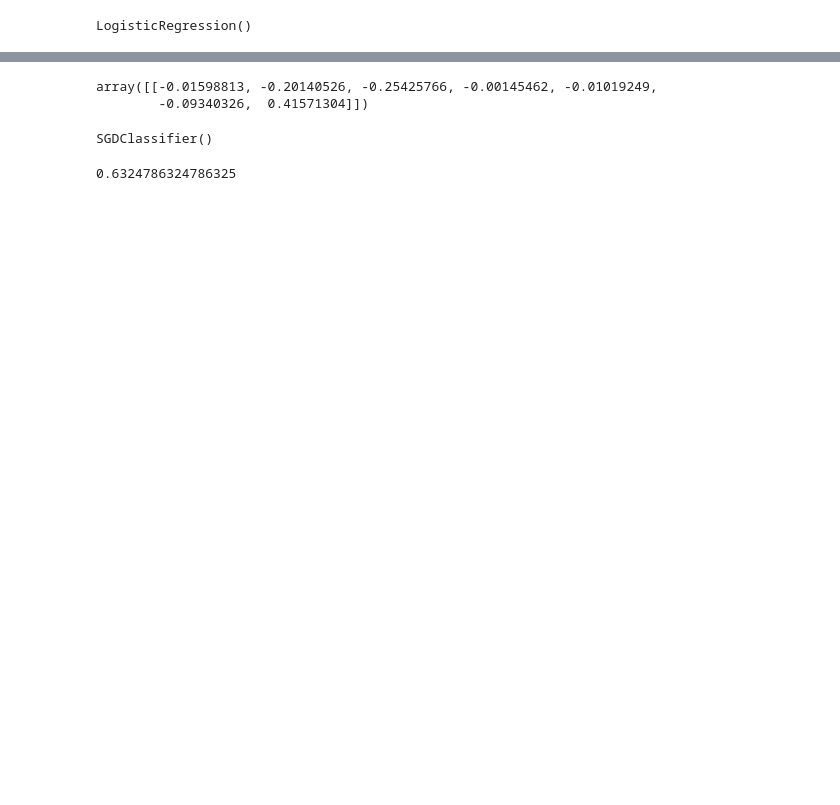
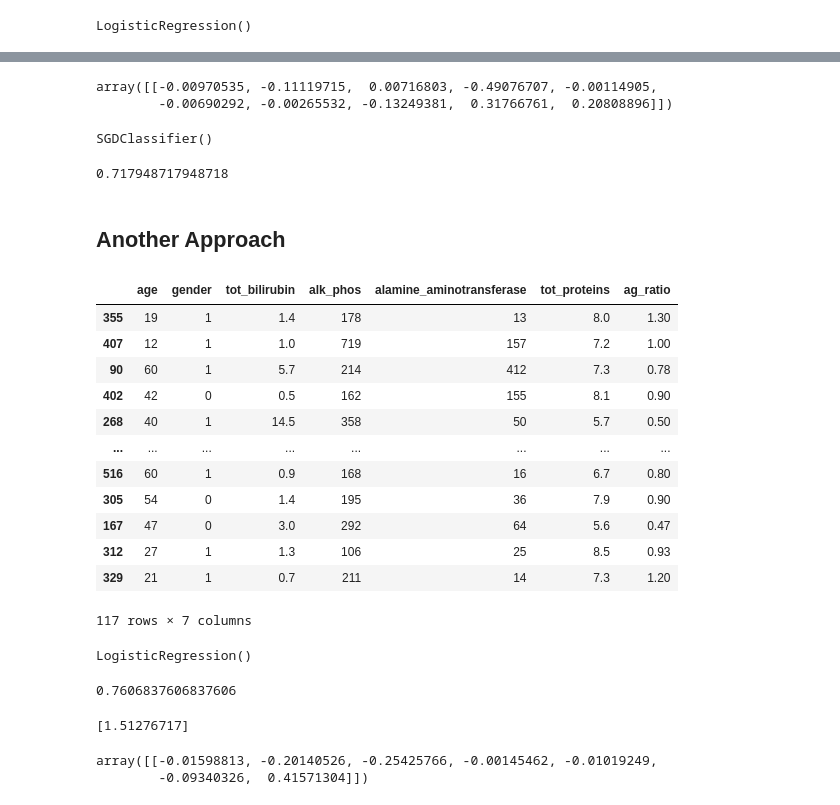
Before and after one commit to 21Ovi/Liver-Patient-Prediction, a Jupyter notebook: LiverPatientPrediction.ipynb, the cells around one changed output, grey strips where cells are left out. Saved outputs shown, nothing was run; the diff lists cells and outputs as text; code cells hidden in the pictures; blank space fills up the shorter version.

```diff
--- a/LiverPatientPrediction.ipynb
+++ b/LiverPatientPrediction.ipynb
@@ -371,3 +434,0 @@ y = pure_data.target
-# %%
-np.random.seed(42)
-X_train, X_test, y_train, y_test = train_test_split(X, y, test_size=0.2)
@@ -384,8 +449,8 @@ model.score(X_test, y_test)
 # %%
 model.coef_
 # %% [output]
-array([[-0.01598813, -0.20140526, -0.25425766, -0.00145462, -0.01019249,
-        -0.09340326,  0.41571304]])
+array([[-0.00970535, -0.11119715,  0.00716803, -0.49076707, -0.00114905,
+        -0.00690292, -0.00265532, -0.13249381,  0.31766761,  0.20808896]])
 # %%
 from sklearn.linear_model import SGDClassifier
 
@@ -397,4 +462,23 @@ SGDClassifier()
 # %%
 SGDModel.score(X_test, y_test)
 # %% [output]
-0.6324786324786325
+0.717948717948718
+# %% [markdown]
+## Another Approach
+# %%
+X_train.drop(corr_features,axis=1)
+X_test.drop(corr_features,axis=1)
+# %% [output]
+|  | age | gender | tot_bilirubin | alk_phos | alamine_aminotransferase | tot_proteins | ag_ratio |
+| 355 | 19 | 1 | 1.4 | 178 | 13 | 8.0 | 1.30 |
+| 407 | 12 | 1 | 1.0 | 719 | 157 | 7.2 | 1.00 |
+| 90 | 60 | 1 | 5.7 | 214 | 412 | 7.3 | 0.78 |
+| 402 | 42 | 0 | 0.5 | 162 | 155 | 8.1 | 0.90 |
+| 268 | 40 | 1 | 14.5 | 358 | 50 | 5.7 | 0.50 |
+| ... | ... | ... | ... | ... | ... | ... | ... |
+| 516 | 60 | 1 | 0.9 | 168 | 16 | 6.7 | 0.80 |
+| 305 | 54 | 0 | 1.4 | 195 | 36 | 7.9 | 0.90 |
+| 167 | 47 | 0 | 3.0 | 292 | 64 | 5.6 | 0.47 |
+| 312 | 27 | 1 | 1.3 | 106 | 25 | 8.5 | 0.93 |
+| 329 | 21 | 1 | 0.7 | 211 | 14 | 7.3 | 1.20 |
+117 rows × 7 columns
@@ -400,0 +487,17 @@ SGDModel.score(X_test, y_test)
+# %%
+model1.fit(X_train.drop(corr_features,axis=1),y_train)
+# %% [output]
+LogisticRegression()
+# %%
+model1.score(X_test.drop(corr_features,axis=1),y_test)
+# %% [output]
+0.7606837606837606
+# %%
+print(model1.intercept_)
+# %% [output]
+[1.51276717]
+# %%
+model1.coef_
+# %% [output]
+array([[-0.01598813, -0.20140526, -0.25425766, -0.00145462, -0.01019249,
+        -0.09340326,  0.41571304]])
```
Also changed, not shown: parts of 30 cells of this notebook.
